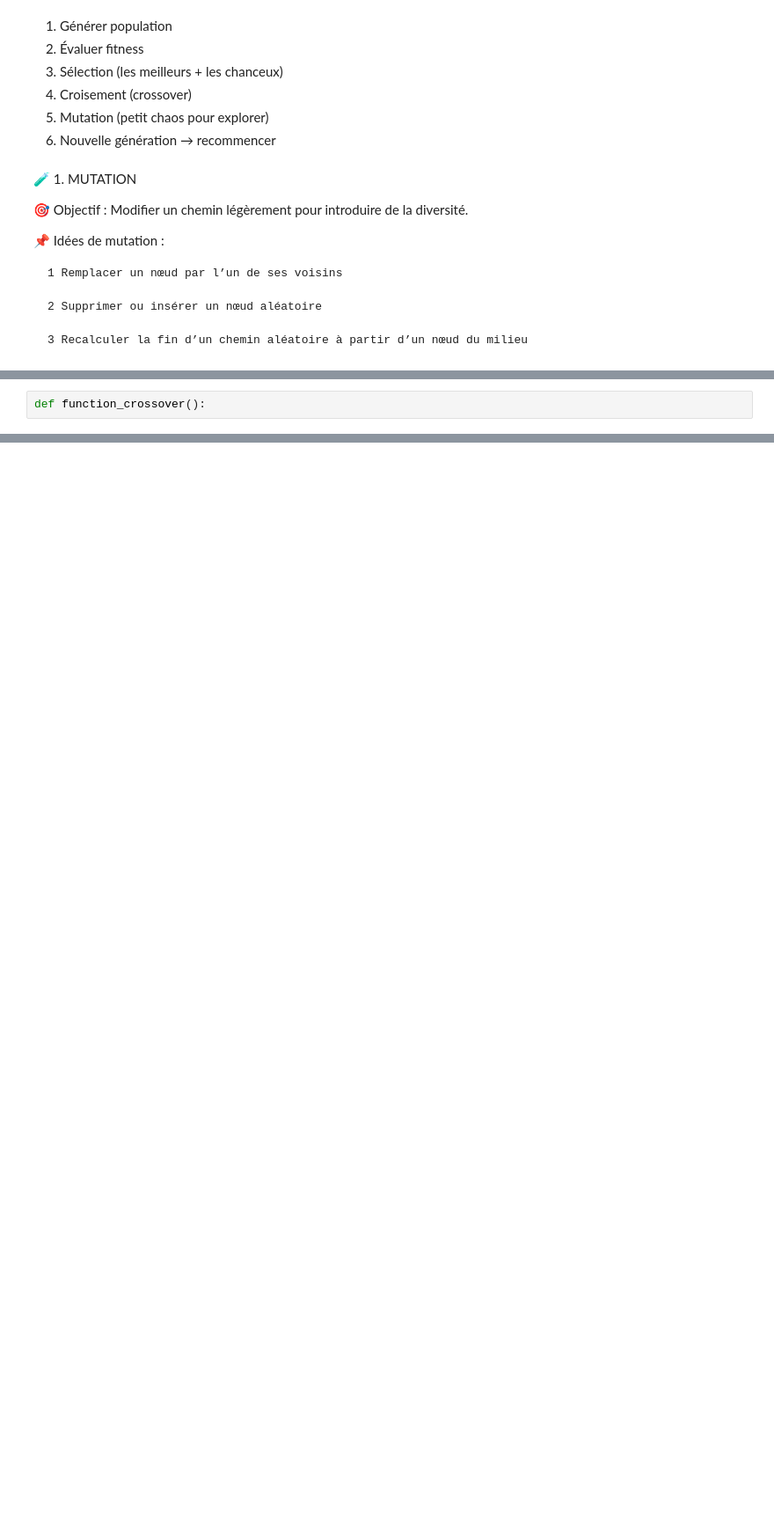
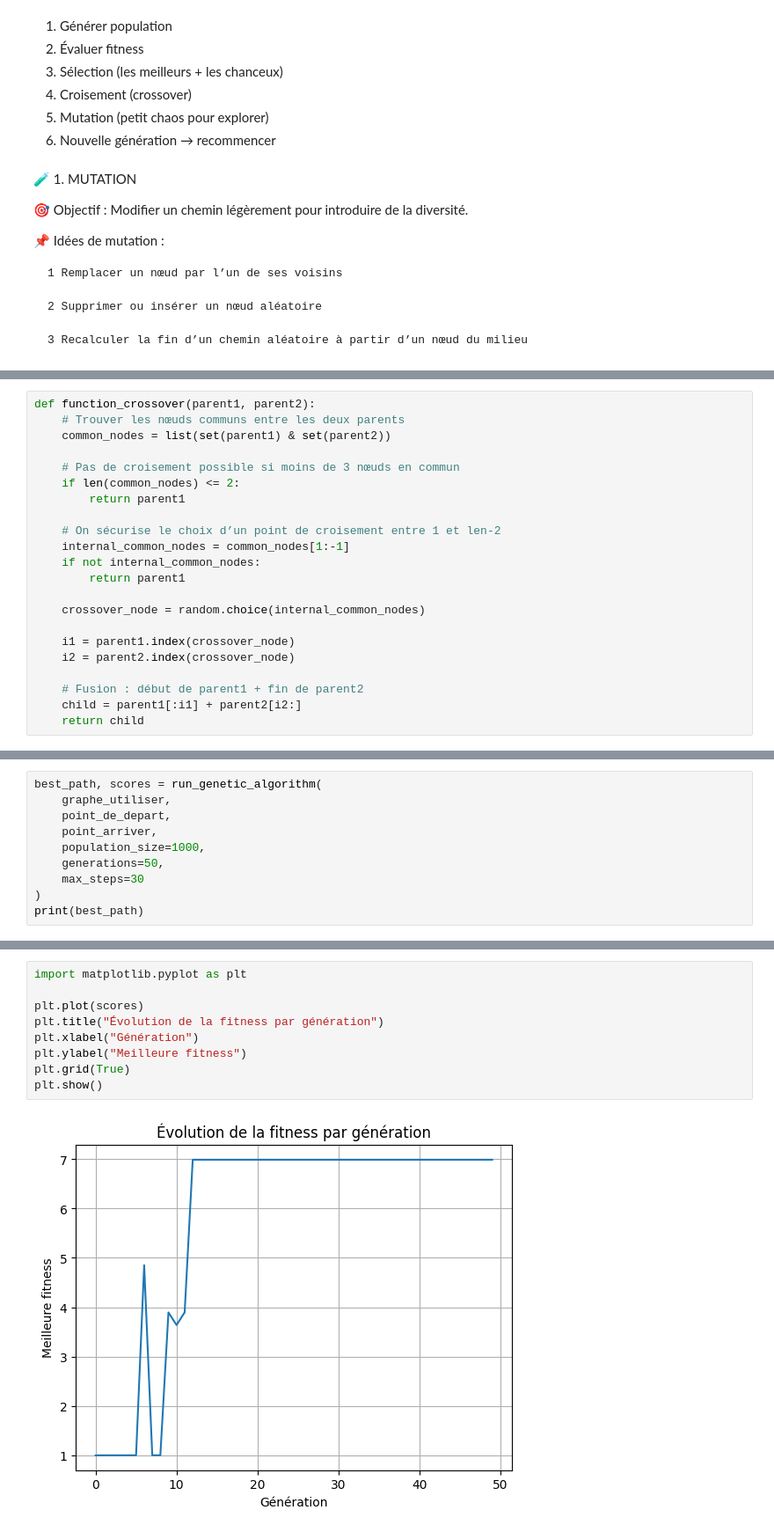
Before and after one commit to R-Florent/GrapheTSMP, a Jupyter notebook: TSMP.ipynb, the cells around one changed output, grey strips where cells are left out. Shown at 88% size. Cells and saved outputs as stored; diff of their text form; blank space fills up the shorter version.

```diff
--- a/TSMP.ipynb
+++ b/TSMP.ipynb
@@ -216,3 +244,23 @@ def funtion_selection():
 # %%
-def function_crossover():
+def function_crossover(parent1, parent2):
+    # Trouver les nœuds communs entre les deux parents
+    common_nodes = list(set(parent1) & set(parent2))
+
+    # Pas de croisement possible si moins de 3 nœuds en commun
+    if len(common_nodes) <= 2:
+        return parent1
+
+    # On sécurise le choix d’un point de croisement entre 1 et len-2
+    internal_common_nodes = common_nodes[1:-1]
+    if not internal_common_nodes:
+        return parent1
+
+    crossover_node = random.choice(internal_common_nodes)
+
+    i1 = parent1.index(crossover_node)
+    i2 = parent2.index(crossover_node)
+
+    # Fusion : début de parent1 + fin de parent2
+    child = parent1[:i1] + parent2[i2:]
+    return child
 # %%
@@ -268,0 +388,10 @@ print(algo_diji)
+# %%
+best_path, scores = run_genetic_algorithm(
+    graphe_utiliser,
+    point_de_depart,
+    point_arriver,
+    population_size=1000,
+    generations=50,
+    max_steps=30
+)
+print(best_path)
@@ -269,3 +416,14 @@ print(algo_diji)
+# %%
+import matplotlib.pyplot as plt
+
+plt.plot(scores)
+plt.title("Évolution de la fitness par génération")
+plt.xlabel("Génération")
+plt.ylabel("Meilleure fitness")
+plt.grid(True)
+plt.show()
+# %% [output]
+[figure, added]
 # %%
 def Algorithme_Dijkstra2(graphe, noeud_départ, noeud_arriver):
     previous = {}
```
Also changed, not shown: parts of 14 cells of this notebook.
